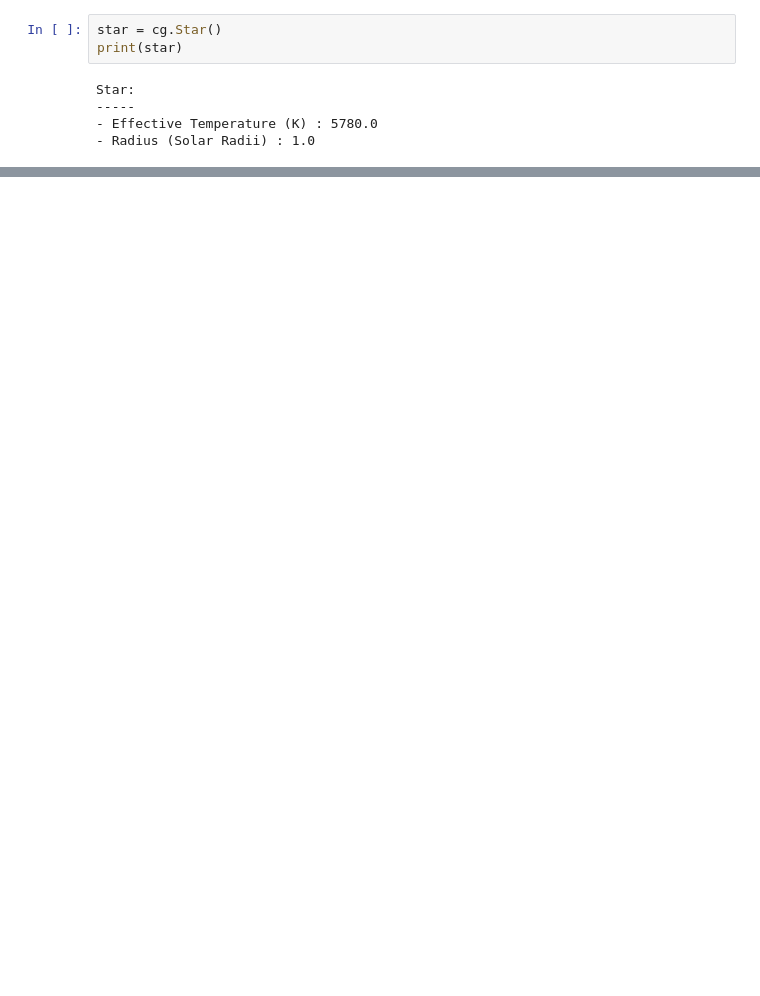
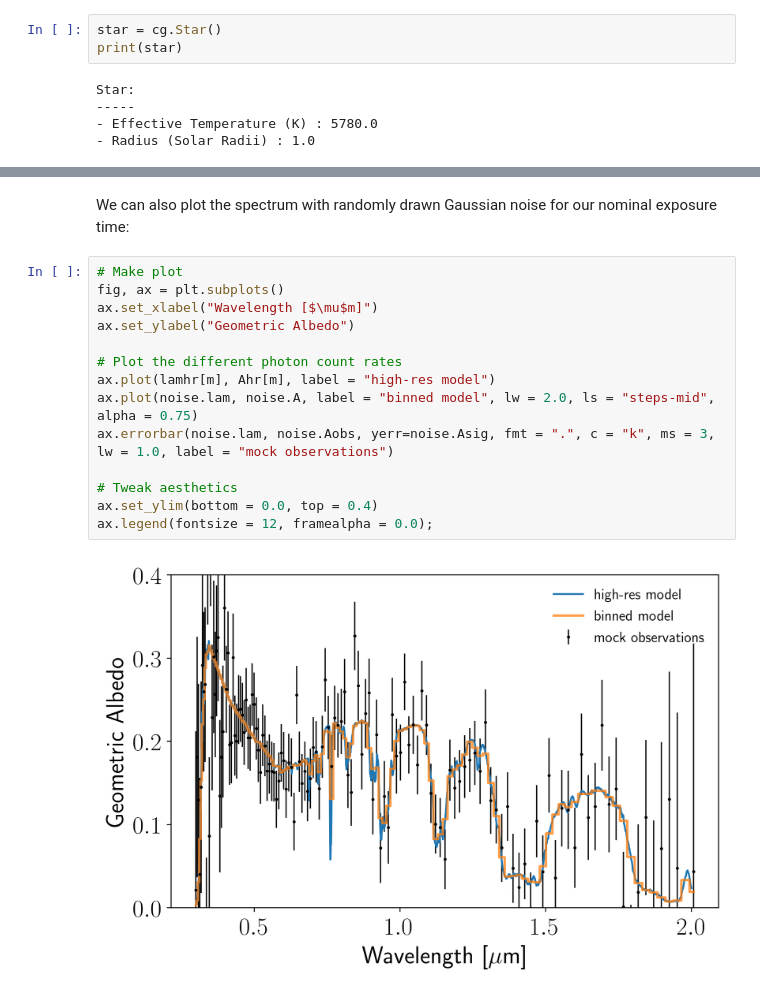
Before and after one commit to jlustigy/coronagraph, a Jupyter notebook: docs/notebooks/quickstart.ipynb, the cells around one changed output, grey strips where cells are left out. Cells and saved outputs as stored; diff of their text form; blank space fills up the shorter version.

```diff
--- a/docs/notebooks/quickstart.ipynb
+++ b/docs/notebooks/quickstart.ipynb
@@ -149,0 +145,18 @@ The exposure time in each spectral element is inversely proportional to the S/N
+# %% [markdown]
+We can also plot the spectrum with randomly drawn Gaussian noise for our nominal exposure time:
+# %%
+# Make plot
+fig, ax = plt.subplots()
+ax.set_xlabel("Wavelength [$\mu$m]")
+ax.set_ylabel("Geometric Albedo")
+
+# Plot the different photon count rates
+ax.plot(lamhr[m], Ahr[m], label = "high-res model")
+ax.plot(noise.lam, noise.A, label = "binned model", lw = 2.0, ls = "steps-mid", alpha = 0.75)
+ax.errorbar(noise.lam, noise.Aobs, yerr=noise.Asig, fmt = ".", c = "k", ms = 3, lw = 1.0, label = "mock observations")
+
+# Tweak aesthetics
+ax.set_ylim(bottom = 0.0, top = 0.4)
+ax.legend(fontsize = 12, framealpha = 0.0);
+# %% [output]
+[figure, added]
```
Also changed, not shown: parts of 39 cells of this notebook, 2 other files.
